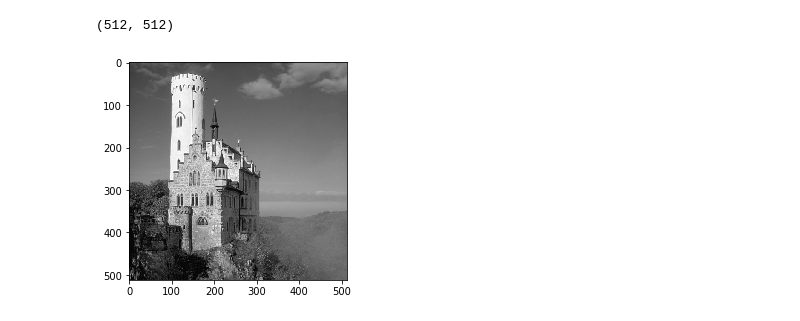
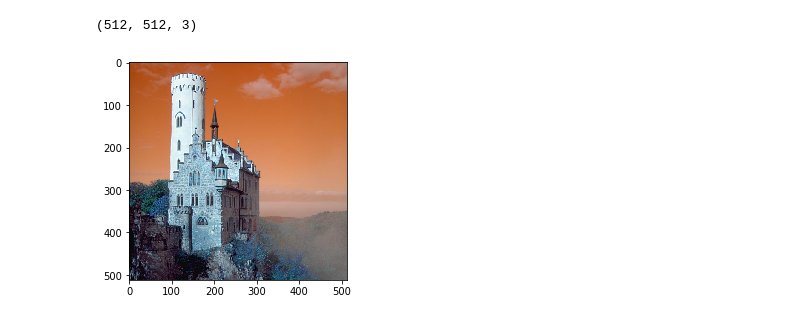
Before and after one commit to Jamy11/convolutionpadding-maxpooling-relu-sigmoid-implementation, a Jupyter notebook: assignment 2.ipynb, the cells around one changed output. Cells and saved outputs as stored; diff of their text form; code cells hidden in the pictures.

```diff
--- a/assignment 2.ipynb
+++ b/assignment 2.ipynb
@@ -1,18 +1,18 @@
 # %%
 import numpy as np
 import cv2
 import matplotlib.pyplot as plt
 
 
 
-image = np.array(cv2.imread('H:/CV/assignment 2/test.png',0))
+image = np.array(cv2.imread('H:/CV/assignment 2/test.png'))
 
-plt.rcParams['image.cmap'] = 'gray'
+#plt.rcParams['image.cmap'] = 'gray'
 plt.imshow(image)
 image.shape
 # %% [output]
-(512, 512)
+(512, 512, 3)
-[figure, old version]
+[figure, new version]
 # %%
 def zero_pad(X, pad):
 
```
Also changed, not shown: parts of 6 cells of this notebook.
